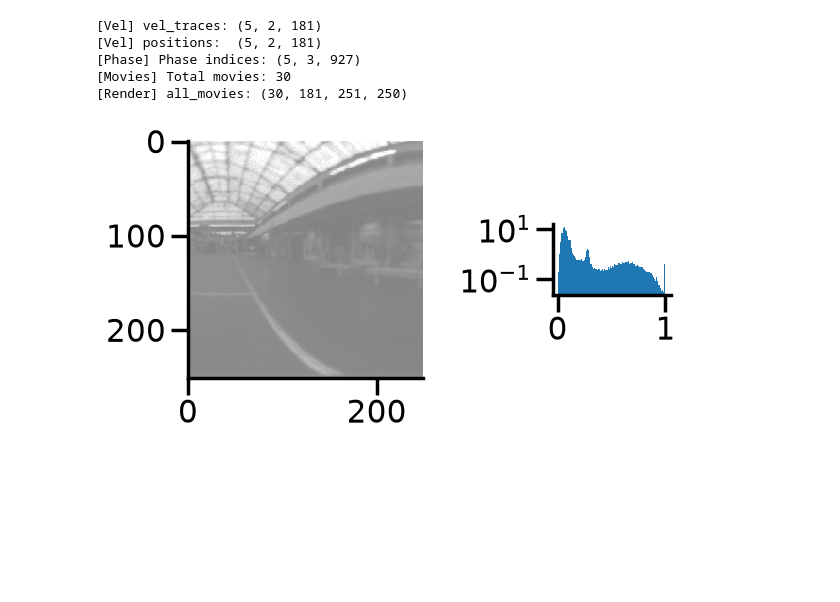
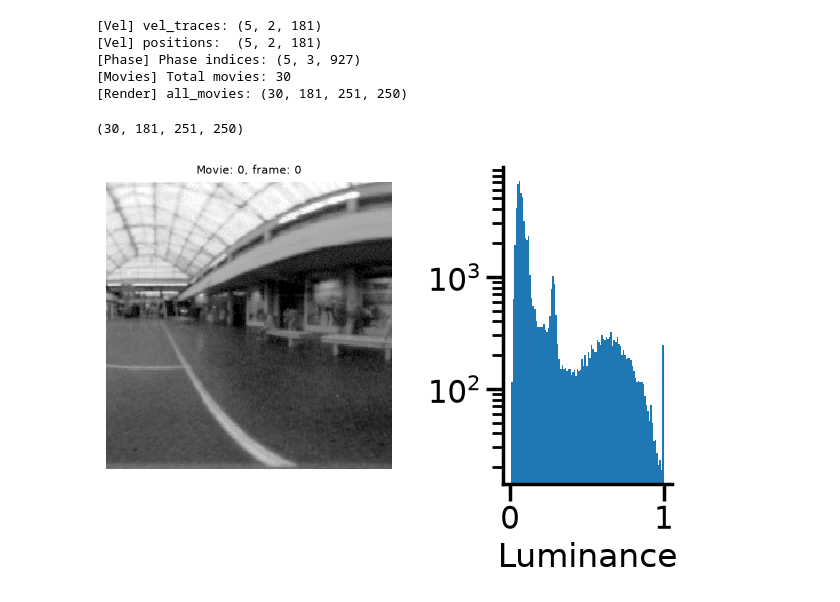
Before and after one commit to guardomayas/connectome_cnn, a Jupyter notebook: notebooks/natural_movie_cartesian.ipynb, the cells around one changed output. Drawn from its saved outputs; the diff is of its cells as text; code cells hidden in the pictures; blank space fills up the shorter version.

Commit message:
bug fixes and working on cartesian movies

```diff
--- a/notebooks/natural_movie_cartesian.ipynb
+++ b/notebooks/natural_movie_cartesian.ipynb
@@ -38,18 +37,25 @@ dataset = GetNaturalMovies(data_path=data_path)
 # %%
 sequences = dataset.all_movies
 vel_traces = dataset.vel_traces
+
+print(sequences.shape)
+# %% [output]
+(30, 181, 251, 250)
 # %%
-first_frame  = sequences[0,0,:,:]
-v = np.percentile(np.abs(first_frame), 99)
-fig, axes = plt.subplots(1, 2, width_ratios=(2, 1))
+movie_idx = 0
+frame_idx = 0
+frame  = sequences[movie_idx,frame_idx,:,:]
+fig, axes = plt.subplots(1,2, width_ratios=(1.7,1))
 
-axes[0].imshow(first_frame, cmap="gray", vmin=-v, vmax=v)
-axes[1].hist(first_frame.ravel(), bins=100, density=True)
+show_hdr(frame, ax=axes[0],
+        title=f"Movie: {movie_idx}, frame: {frame_idx}")
+
+axes[1].hist(frame.ravel(), bins=100)
 axes[1].set_yscale('log')
-axes[1].set_box_aspect(0.6)  # smaller value makes it shorter
+axes[1].set_box_aspect()  # smaller value makes it shorter
+axes[1].set_xlabel("Luminance")
 
 fig.tight_layout()
-plt.show()
 # %% [output]
-[figure, old version]
+[figure, new version]
 # %%
```
Also changed, not shown: parts of 3 cells of this notebook, 5 other files.
